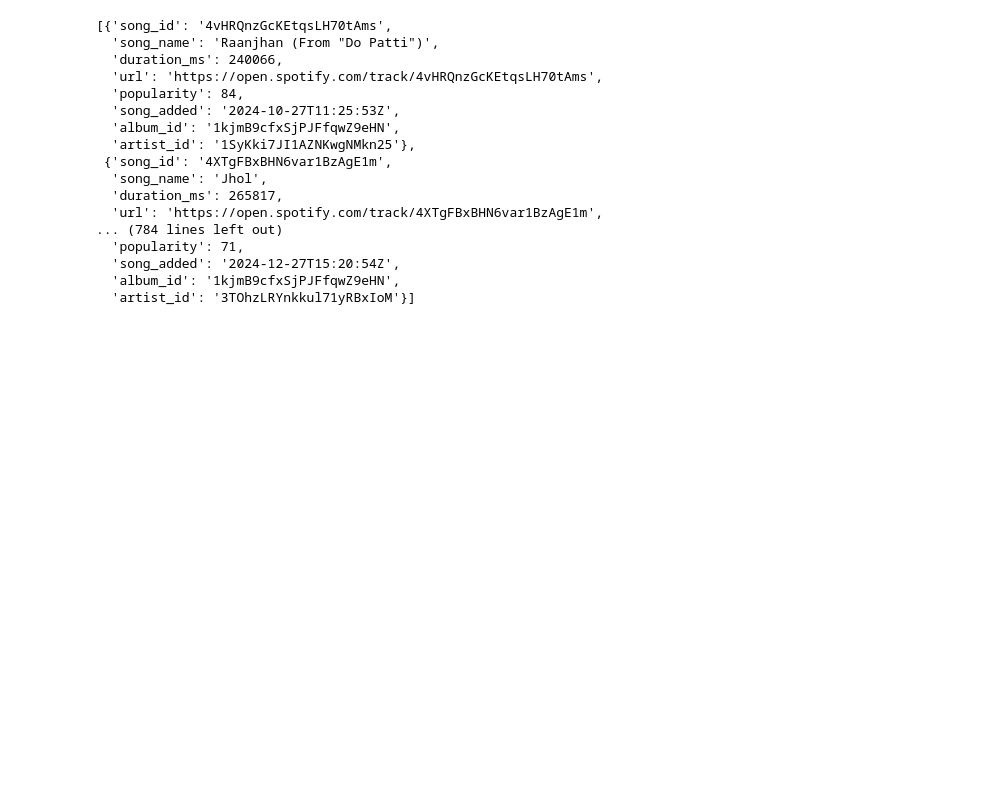
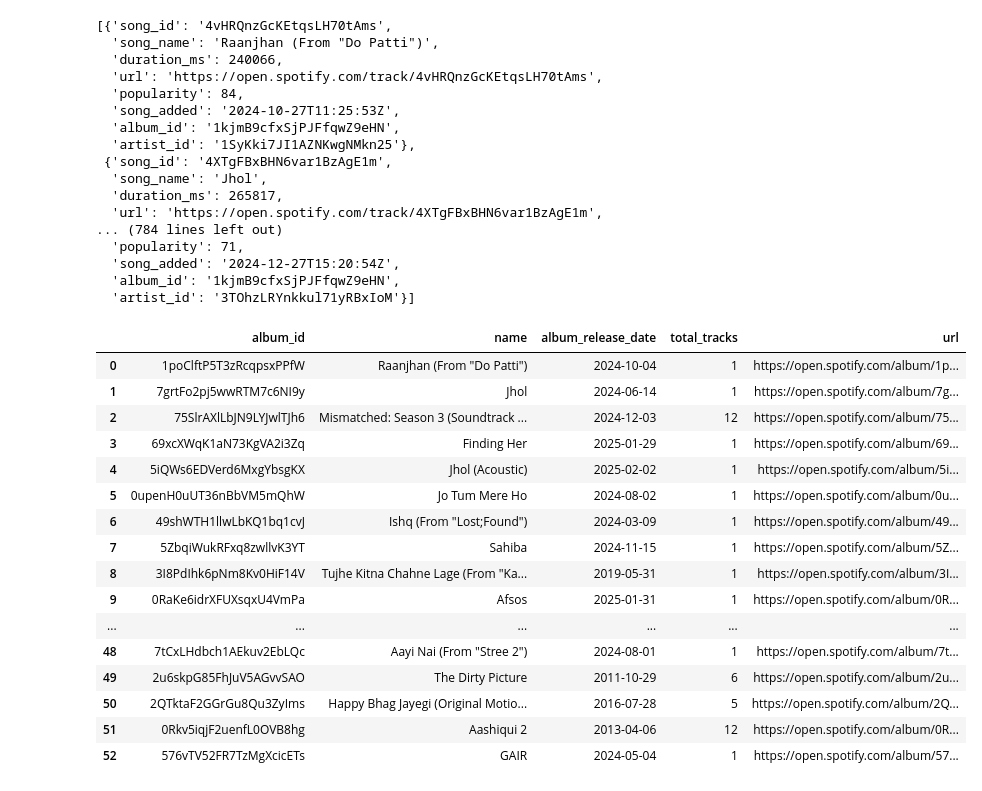
Before and after one commit to Codingkewal/Python_for_data_engineering, a Jupyter notebook: Spotify Data Pipeline Project.ipynb, the cells around one changed output. Saved outputs shown, nothing was run; the diff lists cells and outputs as text; code cells hidden in the pictures; blank space fills up the shorter version.

```diff
--- a/Spotify Data Pipeline Project.ipynb
+++ b/Spotify Data Pipeline Project.ipynb
@@ -145,3 +146,26 @@ song_list
   'song_added': '2024-12-27T15:20:54Z',
   'album_id': '1kjmB9cfxSjPJFfqwZ9eHN',
   'artist_id': '3TOhzLRYnkkul71yRBxIoM'}]
+# %%
+album_df = pd.DataFrame.from_dict(album_list)
+album_df= album_df.drop_duplicates(subset = ['album_id'])
+# %%
+album_df.head(50)
+# %% [output]
+|  | album_id | name | album_release_date | total_tracks | url |
+| 0 | 1poClftP5T3zRcqpsxPPfW | Raanjhan (From "Do Patti") | 2024-10-04 | 1 | https://open.spotify.com/album/1p... |
+| 1 | 7grtFo2pj5wwRTM7c6NI9y | Jhol | 2024-06-14 | 1 | https://open.spotify.com/album/7g... |
+| 2 | 75SlrAXlLbJN9LYJwlTJh6 | Mismatched: Season 3 (Soundtrack ... | 2024-12-03 | 12 | https://open.spotify.com/album/75... |
+| 3 | 69xcXWqK1aN73KgVA2i3Zq | Finding Her | 2025-01-29 | 1 | https://open.spotify.com/album/69... |
+| 4 | 5iQWs6EDVerd6MxgYbsgKX | Jhol (Acoustic) | 2025-02-02 | 1 | https://open.spotify.com/album/5i... |
+| 5 | 0upenH0uUT36nBbVM5mQhW | Jo Tum Mere Ho | 2024-08-02 | 1 | https://open.spotify.com/album/0u... |
+| 6 | 49shWTH1llwLbKQ1bq1cvJ | Ishq (From "Lost;Found") | 2024-03-09 | 1 | https://open.spotify.com/album/49... |
+| 7 | 5ZbqiWukRFxq8zwllvK3YT | Sahiba | 2024-11-15 | 1 | https://open.spotify.com/album/5Z... |
+| 8 | 3I8PdIhk6pNm8Kv0HiF14V | Tujhe Kitna Chahne Lage (From "Ka... | 2019-05-31 | 1 | https://open.spotify.com/album/3I... |
+| 9 | 0RaKe6idrXFUXsqxU4VmPa | Afsos | 2025-01-31 | 1 | https://open.spotify.com/album/0R... |
+| ... | ... | ... | ... | ... | ... |
+| 48 | 7tCxLHdbch1AEkuv2EbLQc | Aayi Nai (From "Stree 2") | 2024-08-01 | 1 | https://open.spotify.com/album/7t... |
+| 49 | 2u6skpG85FhJuV5AGvvSAO | The Dirty Picture | 2011-10-29 | 6 | https://open.spotify.com/album/2u... |
+| 50 | 2QTktaF2GGrGu8Qu3ZyIms | Happy Bhag Jayegi (Original Motio... | 2016-07-28 | 5 | https://open.spotify.com/album/2Q... |
+| 51 | 0Rkv5iqjF2uenfL0OVB8hg | Aashiqui 2 | 2013-04-06 | 12 | https://open.spotify.com/album/0R... |
+| 52 | 576vTV52FR7TzMgXcicETs | GAIR | 2024-05-04 | 1 | https://open.spotify.com/album/57... |
```
Also changed, not shown: parts of 6 cells of this notebook.
